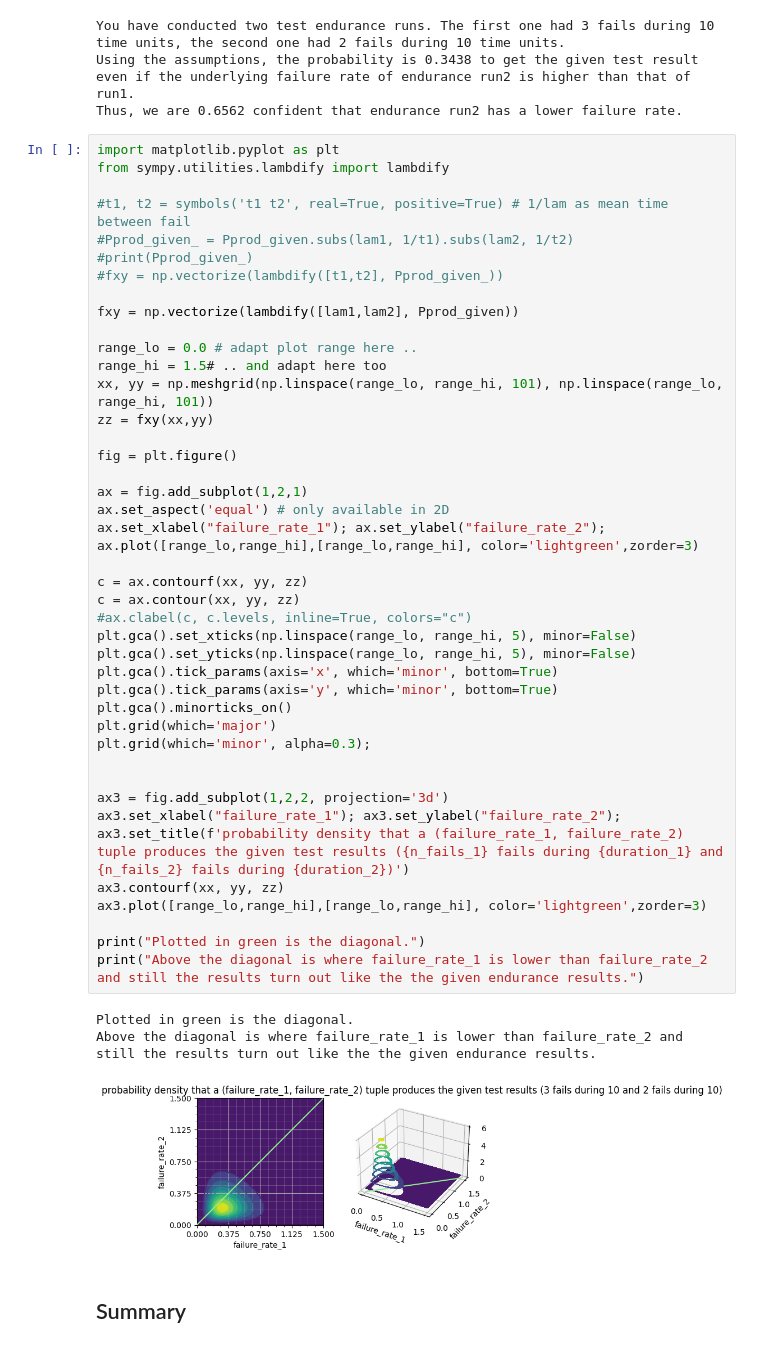
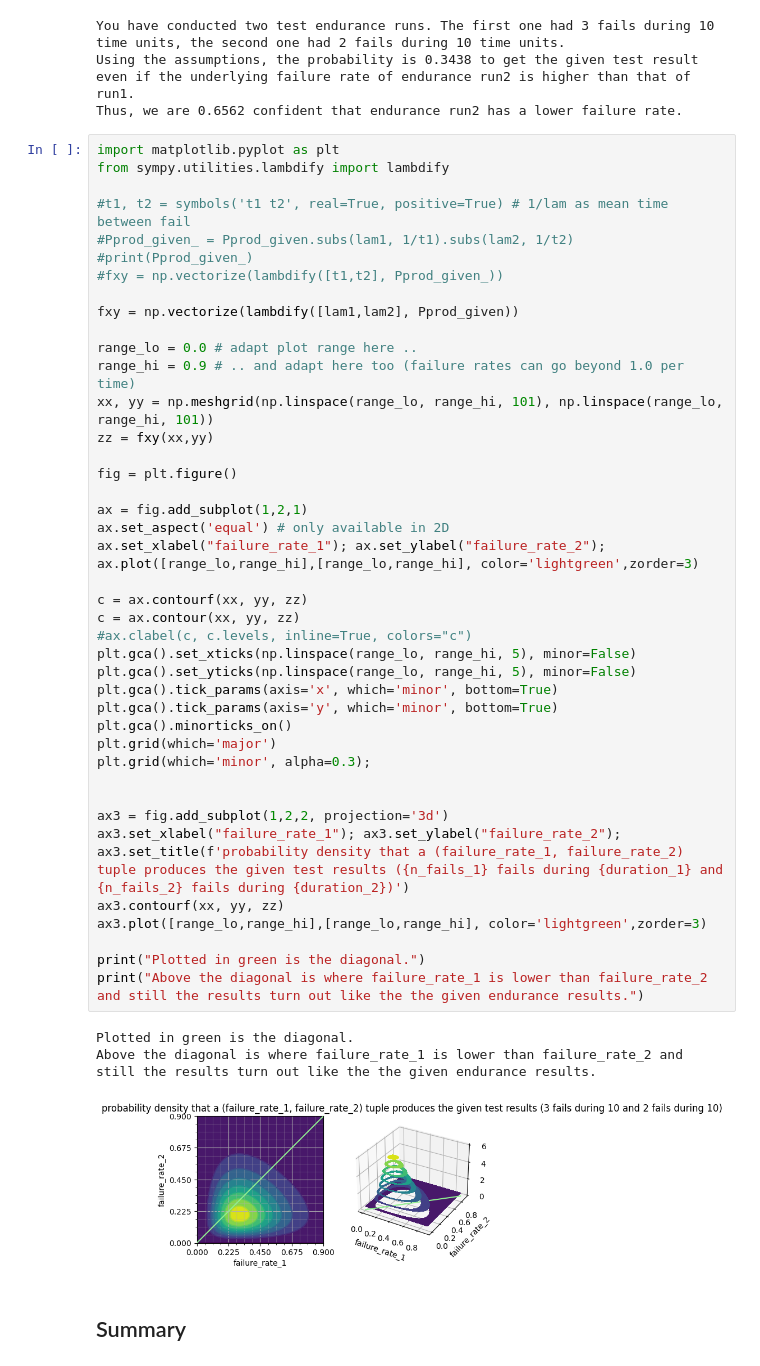
Before and after one commit to georg-rempfer/jupyter-lite, a Jupyter notebook: content/endurance1_vs_endurance2_poisson_bayesian.ipynb, the cells around one changed output. Saved outputs shown, nothing was run; the diff lists cells and outputs as text.

```diff
--- a/content/endurance1_vs_endurance2_poisson_bayesian.ipynb
+++ b/content/endurance1_vs_endurance2_poisson_bayesian.ipynb
@@ -69,41 +69,41 @@ from sympy.utilities.lambdify import lambdify
 fxy = np.vectorize(lambdify([lam1,lam2], Pprod_given))
 
 range_lo = 0.0 # adapt plot range here ..
-range_hi = 1.5# .. and adapt here too
+range_hi = 0.9 # .. and adapt here too (failure rates can go beyond 1.0 per time)
 xx, yy = np.meshgrid(np.linspace(range_lo, range_hi, 101), np.linspace(range_lo, range_hi, 101))
 zz = fxy(xx,yy)
 
 fig = plt.figure()
 
 ax = fig.add_subplot(1,2,1)
 ax.set_aspect('equal') # only available in 2D
 ax.set_xlabel("failure_rate_1"); ax.set_ylabel("failure_rate_2");
 ax.plot([range_lo,range_hi],[range_lo,range_hi], color='lightgreen',zorder=3)
 
 c = ax.contourf(xx, yy, zz)
 c = ax.contour(xx, yy, zz)
 #ax.clabel(c, c.levels, inline=True, colors="c")
 plt.gca().set_xticks(np.linspace(range_lo, range_hi, 5), minor=False)
 plt.gca().set_yticks(np.linspace(range_lo, range_hi, 5), minor=False)
 plt.gca().tick_params(axis='x', which='minor', bottom=True)
 plt.gca().tick_params(axis='y', which='minor', bottom=True)
 plt.gca().minorticks_on()
 plt.grid(which='major')
 plt.grid(which='minor', alpha=0.3);
 
 
 ax3 = fig.add_subplot(1,2,2, projection='3d')
 ax3.set_xlabel("failure_rate_1"); ax3.set_ylabel("failure_rate_2");
 ax3.set_title(f'probability density that a (failure_rate_1, failure_rate_2) tuple produces the given test results ({n_fails_1} fails during {duration_1} and {n_fails_2} fails during {duration_2})')
 ax3.contourf(xx, yy, zz)
 ax3.plot([range_lo,range_hi],[range_lo,range_hi], color='lightgreen',zorder=3)
 
 print("Plotted in green is the diagonal.")
 print("Above the diagonal is where failure_rate_1 is lower than failure_rate_2 and still the results turn out like the the given endurance results.")
 # %% [output]
 Plotted in green is the diagonal.
 Above the diagonal is where failure_rate_1 is lower than failure_rate_2 and still the results turn out like the the given endurance results.
-[figure, old version]
+[figure, new version]
 # %% [markdown]
 ## Summary
 # %%
```
Also changed, not shown: parts of 7 cells of this notebook.
